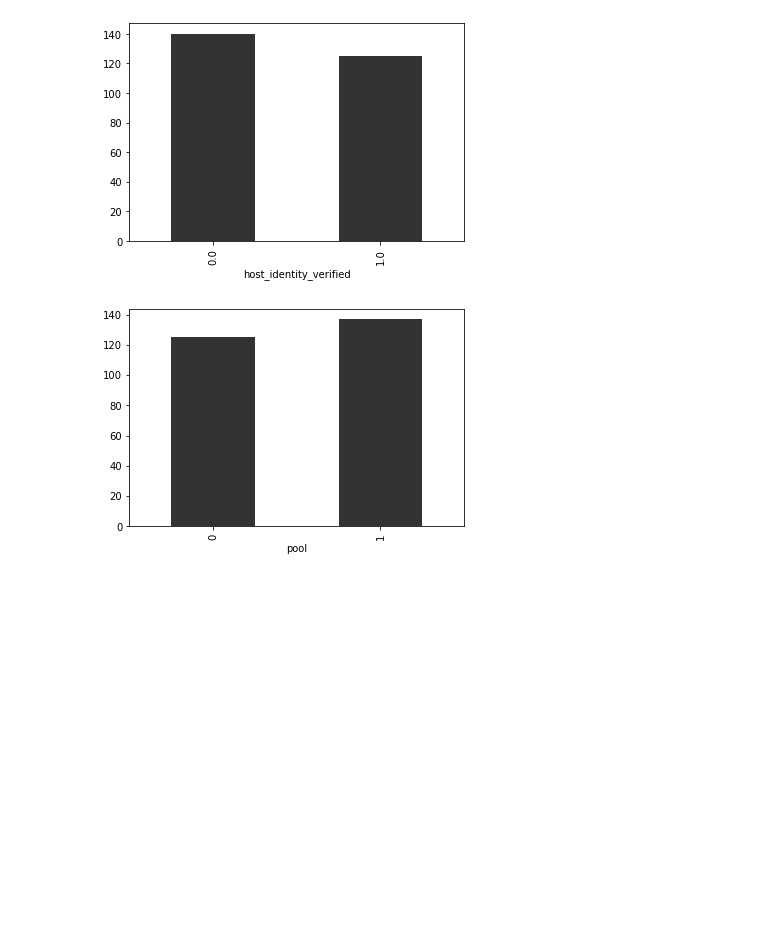
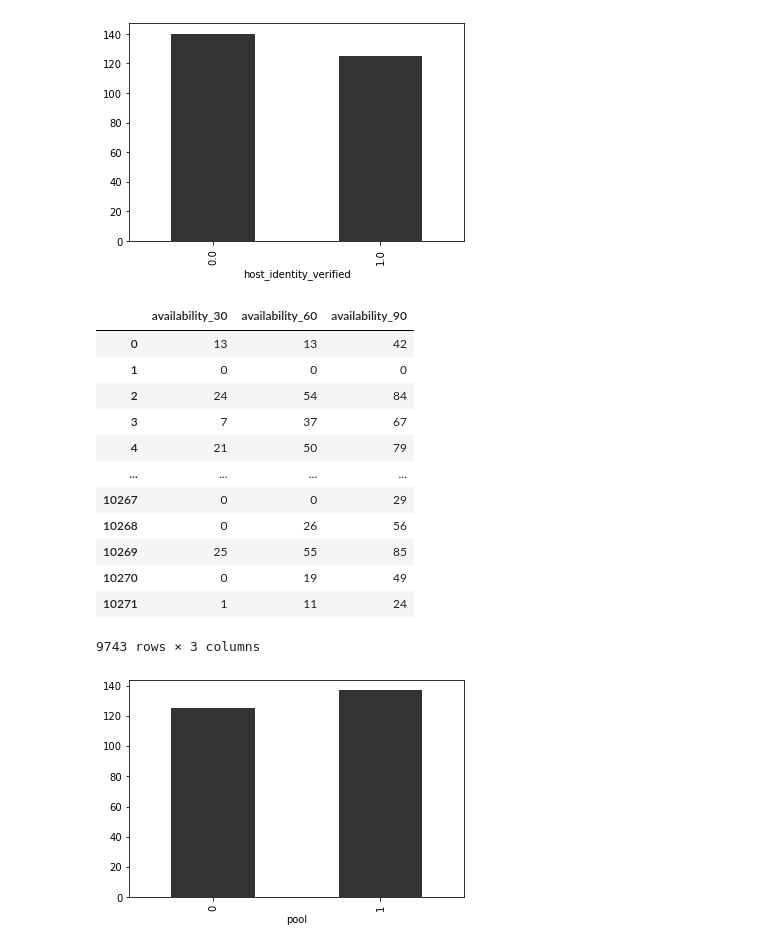
Before and after one commit to aabouie/Capstone_2, a Jupyter notebook: EDA_ML.ipynb, the cells around one changed output. Drawn from its saved outputs; the diff is of its cells as text; code cells hidden in the pictures; blank space fills up the shorter version.

```diff
--- a/EDA_ML.ipynb
+++ b/EDA_ML.ipynb
@@ -259,3 +267,19 @@ df_listing = df_listing.rename(columns={'neighbourhood_cleansed': 'zip_code',
                                         'property_type_Private room in apartment':'property_type_Private_room_in_apartment',
                                         'property_type_Private room in house': 'property_type_Private_room_in_house'
                                        })
+# %%
+df_listing[['availability_30','availability_60','availability_90']]
+# %% [output]
+|  | availability_30 | availability_60 | availability_90 |
+| 0 | 13 | 13 | 42 |
+| 1 | 0 | 0 | 0 |
+| 2 | 24 | 54 | 84 |
+| 3 | 7 | 37 | 67 |
+| 4 | 21 | 50 | 79 |
+| ... | ... | ... | ... |
+| 10267 | 0 | 0 | 29 |
+| 10268 | 0 | 26 | 56 |
+| 10269 | 25 | 55 | 85 |
+| 10270 | 0 | 19 | 49 |
+| 10271 | 1 | 11 | 24 |
+9743 rows × 3 columns
```
Also changed, not shown: parts of 39 cells of this notebook.
